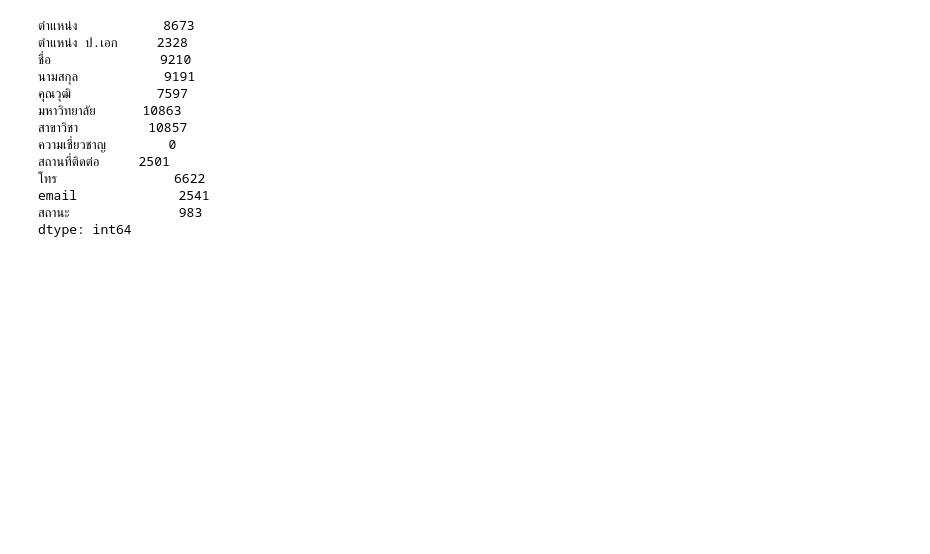
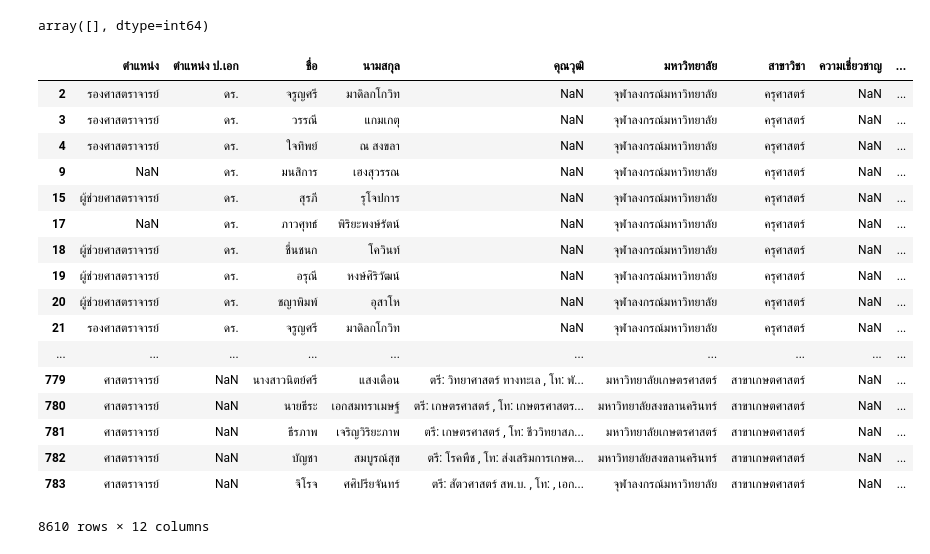
Before and after one commit to sgulyano/TUReader, a Jupyter notebook: combine_csv.ipynb, the cells around one changed output. Saved outputs shown, nothing was run; the diff lists cells and outputs as text; code cells hidden in the pictures; blank space fills up the shorter version.

```diff
--- a/combine_csv.ipynb
+++ b/combine_csv.ipynb
@@ -62,19 +51,45 @@ df.iloc[:,0] = df.fillna('').iloc[:,0].apply(fixranks)
-# %%
-from fixwords import fixstatus
-df.iloc[:,11] = df.fillna('').iloc[:,11].apply(fixstatus)
-# %%
-df.count()
-# %% [output]
-ตำแหน่ง           8673
-ตำแหน่ง ป.เอก     2328
-ชื่อ              9210
-นามสกุล           9191
-คุณวุฒิ           7597
-มหาวิทยาลัย      10863
-สาขาวิชา         10857
-ความเชี่ยวชาญ        0
-สถานที่ติดต่อ     2501
-โทร               6622
-email             2541
-สถานะ              983
-dtype: int64
+# %%
+u, uid, uin, uc = np.unique(df[['ชื่อ', 'นามสกุล']].fillna('').apply(lambda x: ' '.join(x), axis=1),
+                            return_index=True,
+                            return_inverse=True,
+                            return_counts=True)
+# %%
+idx1 = np.where(uc == 1)[0]
+
+arr = []
+for i in np.where(uc > 1)[0]:
+    arr.append(np.where(uin == i)[0].max())
+
+id1 = (uin[:,np.newaxis]==idx1).any(axis=1)
+id1[arr] = True
+# %%
+df2 = df[id1]
+# %%
+u2, _, _, uc2 = np.unique(df2[['ชื่อ', 'นามสกุล']].fillna('').apply(lambda x: ' '.join(x), axis=1),
+                            return_index=True,
+                            return_inverse=True,
+                            return_counts=True)
+np.where(uc2 > 1)[0]
+# %% [output]
+array([], dtype=int64)
+# %%
+df2
+# %% [output]
+|  | ตำแหน่ง | ตำแหน่ง ป.เอก | ชื่อ | นามสกุล | คุณวุฒิ | มหาวิทยาลัย | สาขาวิชา | ความเชี่ยวชาญ | ... |
+| 2 | รองศาสตราจารย์ | ดร. | จรูญศรี | มาดิลกโกวิท | NaN | จุฬาลงกรณ์มหาวิทยาลัย | ครุศาสตร์ | NaN | ... |
+| 3 | รองศาสตราจารย์ | ดร. | วรรณี | แกมเกตุ | NaN | จุฬาลงกรณ์มหาวิทยาลัย | ครุศาสตร์ | NaN | ... |
+| 4 | รองศาสตราจารย์ | ดร. | ใจทิพย์ | ณ สงขลา | NaN | จุฬาลงกรณ์มหาวิทยาลัย | ครุศาสตร์ | NaN | ... |
+| 9 | NaN | ดร. | มนสิการ | เฮงสุวรรณ | NaN | จุฬาลงกรณ์มหาวิทยาลัย | ครุศาสตร์ | NaN | ... |
+| 15 | ผู้ช่วยศาสตราจารย์ | ดร. | สุรภี | รุโจปการ | NaN | จุฬาลงกรณ์มหาวิทยาลัย | ครุศาสตร์ | NaN | ... |
+| 17 | NaN | ดร. | ภาวศุทธ์ | พิริยะพงษ์รัตน์ | NaN | จุฬาลงกรณ์มหาวิทยาลัย | ครุศาสตร์ | NaN | ... |
+| 18 | ผู้ช่วยศาสตราจารย์ | ดร. | ชื่นชนก | โควินท์ | NaN | จุฬาลงกรณ์มหาวิทยาลัย | ครุศาสตร์ | NaN | ... |
+| 19 | ผู้ช่วยศาสตราจารย์ | ดร. | อรุณี | หงษ์ศิริวัฒน์ | NaN | จุฬาลงกรณ์มหาวิทยาลัย | ครุศาสตร์ | NaN | ... |
+| 20 | ผู้ช่วยศาสตราจารย์ | ดร. | ชญาพิมพ์ | อุสาโห | NaN | จุฬาลงกรณ์มหาวิทยาลัย | ครุศาสตร์ | NaN | ... |
+| 21 | รองศาสตราจารย์ | ดร. | จรูญศรี | มาดิลกโกวิท | NaN | จุฬาลงกรณ์มหาวิทยาลัย | ครุศาสตร์ | NaN | ... |
+| ... | ... | ... | ... | ... | ... | ... | ... | ... | ... |
+| 779 | ศาสตราจารย์ | NaN | นางสาวนิตย์ศรี | แสงเดือน | ตรี: วิทยาศาสตร์ ทางทะเล , โท: พั... | มหาวิทยาลัยเกษตรศาสตร์ | สาขาเกษตศาสตร์ | NaN | ... |
+| 780 | ศาสตราจารย์ | NaN | นายธีระ | เอกสมทราเมษฐ์ | ตรี: เกษตรศาสตร์ , โท: เกษตรศาสตร... | มหาวิทยาลัยสงขลานครินทร์ | สาขาเกษตศาสตร์ | NaN | ... |
+| 781 | ศาสตราจารย์ | NaN | ธีรภาพ | เจริญวิริยะภาพ | ตรี: เกษตรศาสตร์ , โท: ชีววิทยาสภ... | มหาวิทยาลัยเกษตรศาสตร์ | สาขาเกษตศาสตร์ | NaN | ... |
+| 782 | ศาสตราจารย์ | NaN | บัญชา | สมบูรณ์สุข | ตรี: โรคพืช , โท: ส่งเสริมการเกษต... | มหาวิทยาลัยสงขลานครินทร์ | สาขาเกษตศาสตร์ | NaN | ... |
+| 783 | ศาสตราจารย์ | NaN | จิโรจ | ศศิปรียจันทร์ | ตรี: สัตวศาสตร์ สพ.บ. , โท: , เอก... | จุฬาลงกรณ์มหาวิทยาลัย | สาขาเกษตศาสตร์ | NaN | ... |
+8610 rows × 12 columns
```
Also changed, not shown: parts of 8 cells of this notebook, 9 other files.
